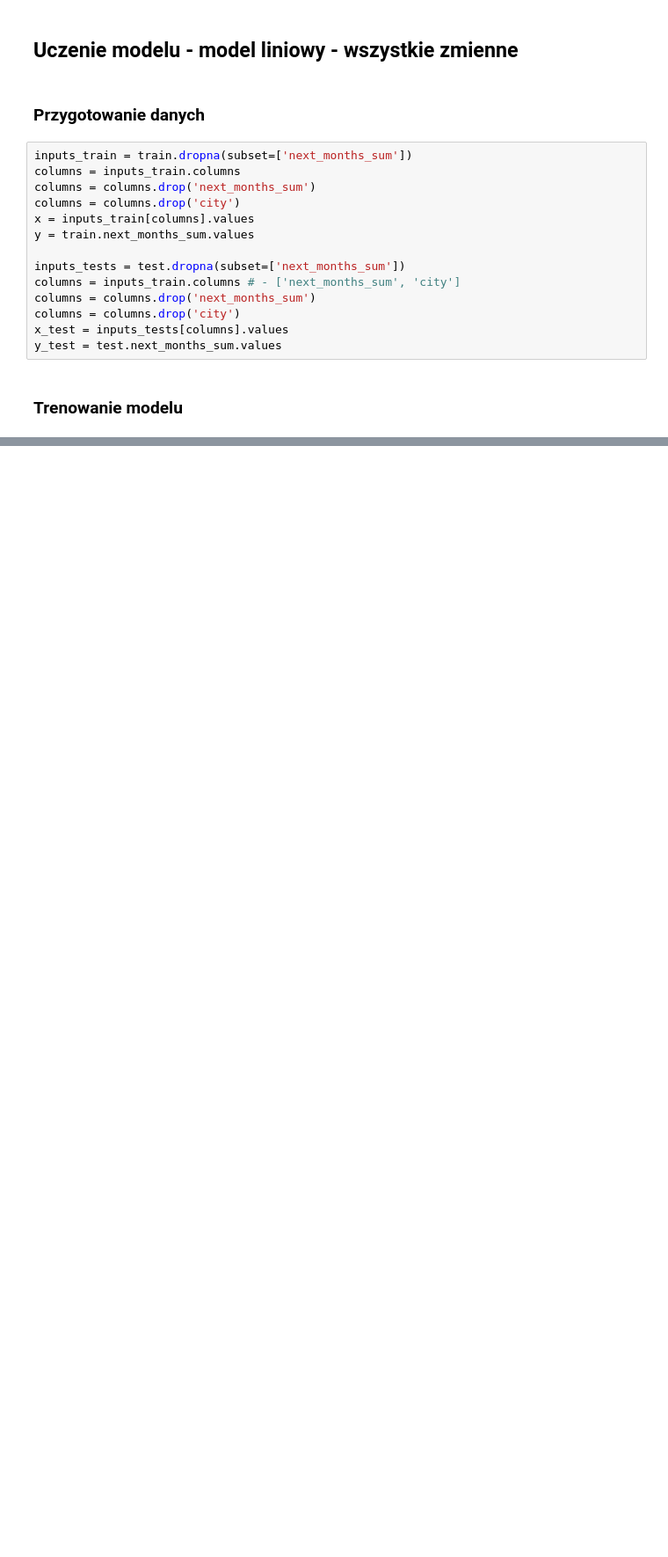
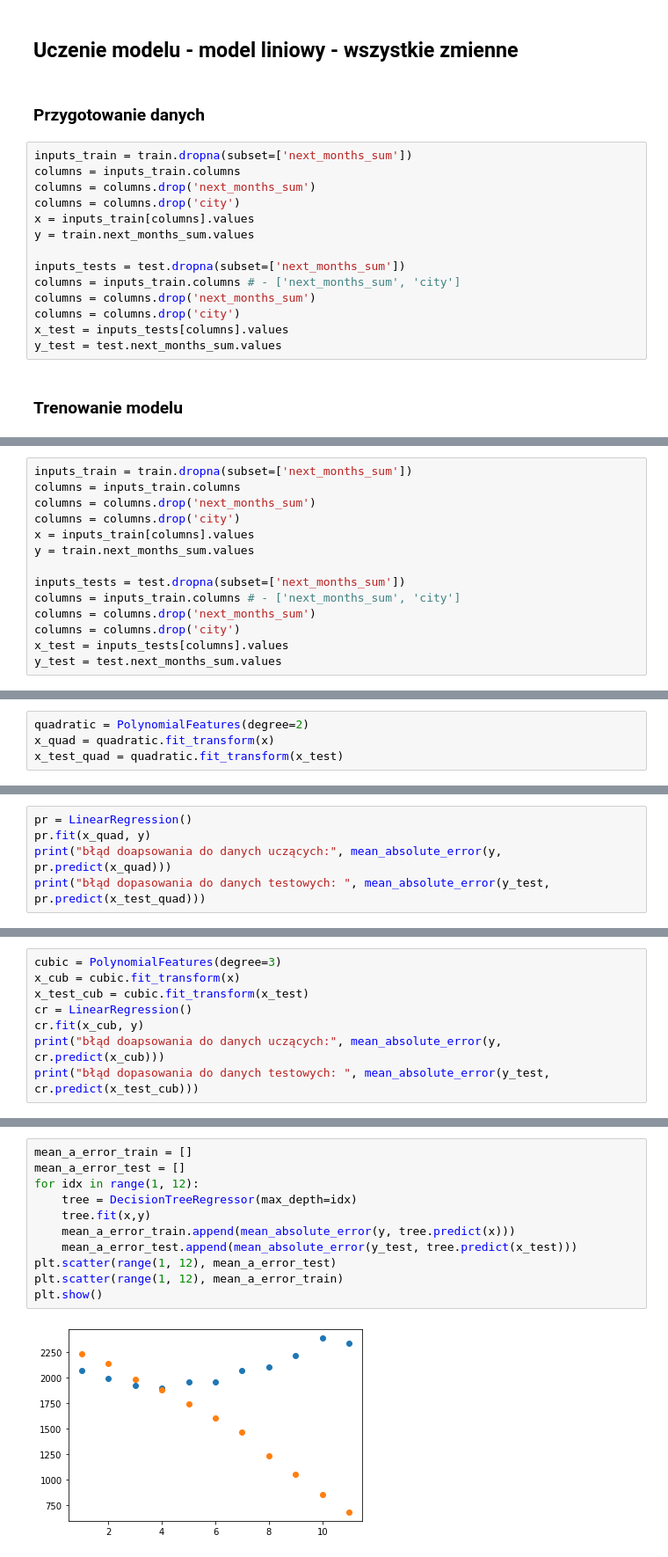
Before and after one commit to amasiukevich/IUM_shop, a Jupyter notebook: learning.ipynb, the cells around one changed output, grey strips where cells are left out. Shown at 88% size. Cells and saved outputs as stored; diff of their text form; blank space fills up the shorter version.

```diff
--- a/learning.ipynb
+++ b/learning.ipynb
@@ -174,0 +187,14 @@ mean_absolute_error(y_test, slr.predict(x_test))
+# %%
+inputs_train = train.dropna(subset=['next_months_sum'])
+columns = inputs_train.columns
+columns = columns.drop('next_months_sum')
+columns = columns.drop('city')
+x = inputs_train[columns].values
+y = train.next_months_sum.values
+
+inputs_tests = test.dropna(subset=['next_months_sum'])
+columns = inputs_train.columns # - ['next_months_sum', 'city']
+columns = columns.drop('next_months_sum')
+columns = columns.drop('city')
+x_test = inputs_tests[columns].values
+y_test = test.next_months_sum.values
@@ -174,0 +203,4 @@ mean_absolute_error(y_test, slr.predict(x_test))
+# %%
+quadratic = PolynomialFeatures(degree=2)
+x_quad = quadratic.fit_transform(x)
+x_test_quad = quadratic.fit_transform(x_test)
@@ -174,0 +209,5 @@ mean_absolute_error(y_test, slr.predict(x_test))
+# %%
+pr = LinearRegression()
+pr.fit(x_quad, y)
+print("błąd doapsowania do danych uczących:", mean_absolute_error(y, pr.predict(x_quad)))
+print("błąd dopasowania do danych testowych: ", mean_absolute_error(y_test, pr.predict(x_test_quad)))
@@ -174,0 +219,8 @@ mean_absolute_error(y_test, slr.predict(x_test))
+# %%
+cubic = PolynomialFeatures(degree=3)
+x_cub = cubic.fit_transform(x)
+x_test_cub = cubic.fit_transform(x_test)
+cr = LinearRegression()
+cr.fit(x_cub, y)
+print("błąd doapsowania do danych uczących:", mean_absolute_error(y, cr.predict(x_cub)))
+print("błąd dopasowania do danych testowych: ", mean_absolute_error(y_test, cr.predict(x_test_cub)))
@@ -174,0 +236,13 @@ mean_absolute_error(y_test, slr.predict(x_test))
+# %%
+mean_a_error_train = []
+mean_a_error_test = []
+for idx in range(1, 12):
+    tree = DecisionTreeRegressor(max_depth=idx)
+    tree.fit(x,y)
+    mean_a_error_train.append(mean_absolute_error(y, tree.predict(x)))
+    mean_a_error_test.append(mean_absolute_error(y_test, tree.predict(x_test)))
+plt.scatter(range(1, 12), mean_a_error_test)
+plt.scatter(range(1, 12), mean_a_error_train)
+plt.show()
+# %% [output]
+[figure, added]
```
Also changed, not shown: parts of 28 cells of this notebook.
